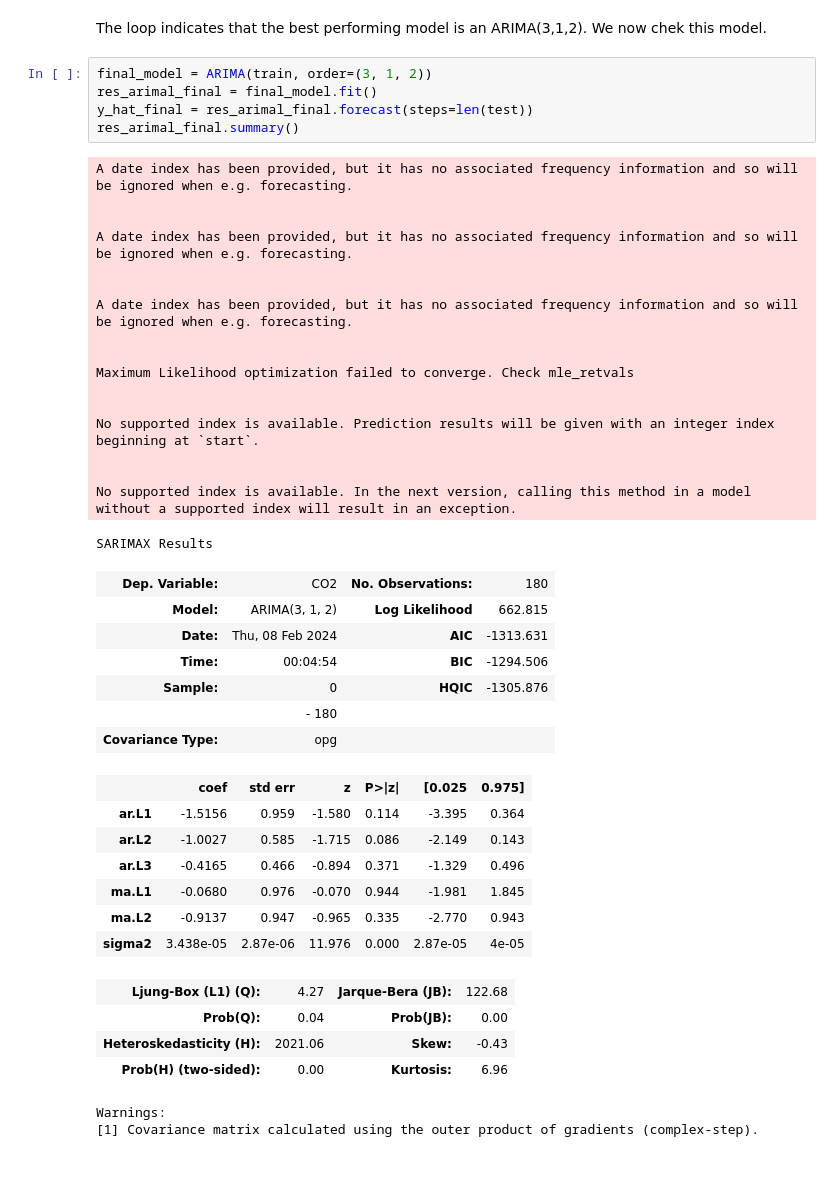
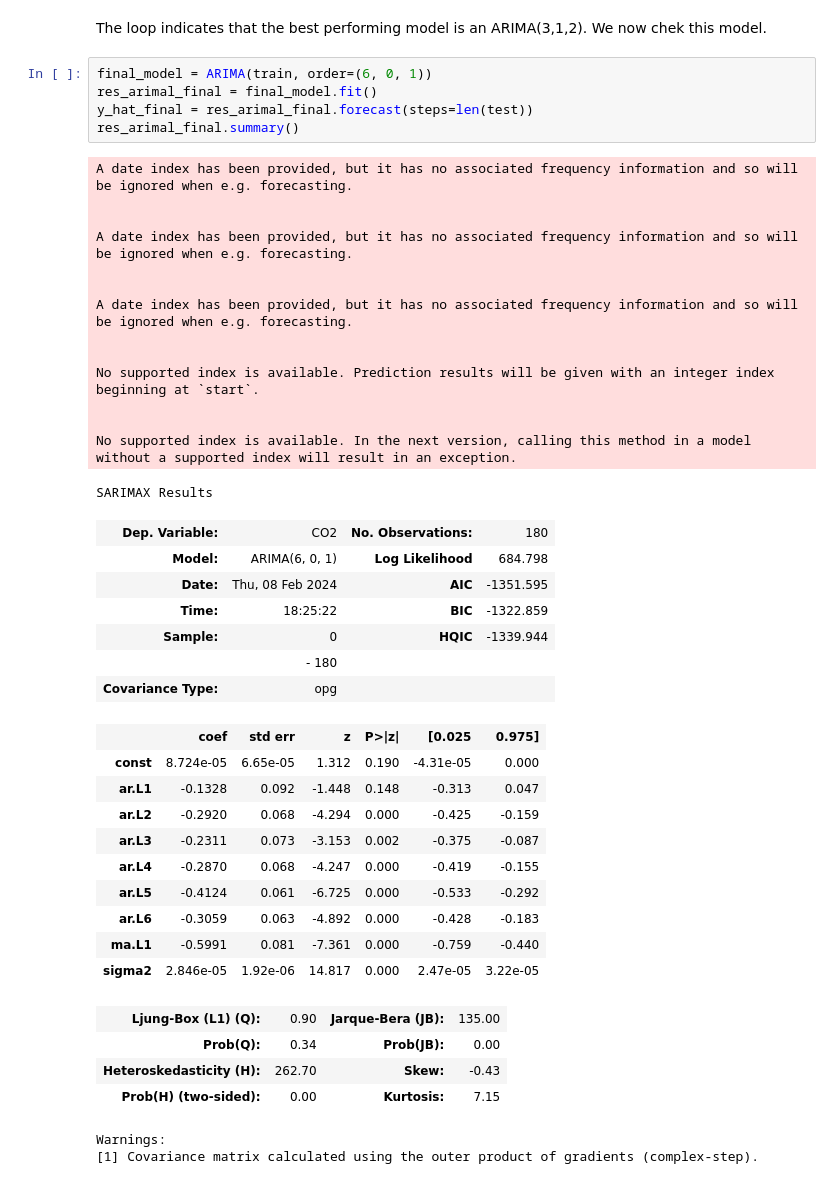
Before and after one commit to Wairimukimm/Carbon-credits-chronicles, a Jupyter notebook: Notebook.ipynb, the cells around one changed output. Cells and saved outputs as stored; diff of their text form.

Commit message:
Updated the model

```diff
--- a/Notebook.ipynb
+++ b/Notebook.ipynb
@@ -1189,46 +919,46 @@ print(min_value_order)
 # %% [markdown]
 The loop indicates that the best performing model is an ARIMA(3,1,2). We now chek this model.
 # %%
-final_model = ARIMA(train, order=(3, 1, 2))
+final_model = ARIMA(train, order=(6, 0, 1))
 res_arimal_final = final_model.fit()
 y_hat_final = res_arimal_final.forecast(steps=len(test))
 res_arimal_final.summary()
 # %% [output]
 A date index has been provided, but it has no associated frequency information and so will be ignored when e.g. forecasting.
 
 
 A date index has been provided, but it has no associated frequency information and so will be ignored when e.g. forecasting.
 
 
 A date index has been provided, but it has no associated frequency information and so will be ignored when e.g. forecasting.
 
 
-Maximum Likelihood optimization failed to converge. Check mle_retvals
-
-
 No supported index is available. Prediction results will be given with an integer index beginning at `start`.
 
 
 No supported index is available. In the next version, calling this method in a model without a supported index will result in an exception.
 SARIMAX Results
 | Dep. Variable: | CO2 | No. Observations: | 180 |
-| Model: | ARIMA(3, 1, 2) | Log Likelihood | 662.815 |
-| Date: | Thu, 08 Feb 2024 | AIC | -1313.631 |
-| Time: | 00:04:54 | BIC | -1294.506 |
-| Sample: | 0 | HQIC | -1305.876 |
+| Model: | ARIMA(6, 0, 1) | Log Likelihood | 684.798 |
+| Date: | Thu, 08 Feb 2024 | AIC | -1351.595 |
+| Time: | 18:25:22 | BIC | -1322.859 |
+| Sample: | 0 | HQIC | -1339.944 |
 |  | - 180 |  |  |
 | Covariance Type: | opg |  |  |
 |  | coef | std err | z | P>|z| | [0.025 | 0.975] |
-| ar.L1 | -1.5156 | 0.959 | -1.580 | 0.114 | -3.395 | 0.364 |
-| ar.L2 | -1.0027 | 0.585 | -1.715 | 0.086 | -2.149 | 0.143 |
-| ar.L3 | -0.4165 | 0.466 | -0.894 | 0.371 | -1.329 | 0.496 |
-| ma.L1 | -0.0680 | 0.976 | -0.070 | 0.944 | -1.981 | 1.845 |
-| ma.L2 | -0.9137 | 0.947 | -0.965 | 0.335 | -2.770 | 0.943 |
-| sigma2 | 3.438e-05 | 2.87e-06 | 11.976 | 0.000 | 2.87e-05 | 4e-05 |
+| const | 8.724e-05 | 6.65e-05 | 1.312 | 0.190 | -4.31e-05 | 0.000 |
+| ar.L1 | -0.1328 | 0.092 | -1.448 | 0.148 | -0.313 | 0.047 |
+| ar.L2 | -0.2920 | 0.068 | -4.294 | 0.000 | -0.425 | -0.159 |
+| ar.L3 | -0.2311 | 0.073 | -3.153 | 0.002 | -0.375 | -0.087 |
+| ar.L4 | -0.2870 | 0.068 | -4.247 | 0.000 | -0.419 | -0.155 |
+| ar.L5 | -0.4124 | 0.061 | -6.725 | 0.000 | -0.533 | -0.292 |
+| ar.L6 | -0.3059 | 0.063 | -4.892 | 0.000 | -0.428 | -0.183 |
+| ma.L1 | -0.5991 | 0.081 | -7.361 | 0.000 | -0.759 | -0.440 |
+| sigma2 | 2.846e-05 | 1.92e-06 | 14.817 | 0.000 | 2.47e-05 | 3.22e-05 |
-| Ljung-Box (L1) (Q): | 4.27 | Jarque-Bera (JB): | 122.68 |
-| Prob(Q): | 0.04 | Prob(JB): | 0.00 |
-| Heteroskedasticity (H): | 2021.06 | Skew: | -0.43 |
-| Prob(H) (two-sided): | 0.00 | Kurtosis: | 6.96 |
+| Ljung-Box (L1) (Q): | 0.90 | Jarque-Bera (JB): | 135.00 |
+| Prob(Q): | 0.34 | Prob(JB): | 0.00 |
+| Heteroskedasticity (H): | 262.70 | Skew: | -0.43 |
+| Prob(H) (two-sided): | 0.00 | Kurtosis: | 7.15 |
 Warnings:
 [1] Covariance matrix calculated using the outer product of gradients (complex-step).
 # %%
```
Also changed, not shown: parts of 35 cells of this notebook.
